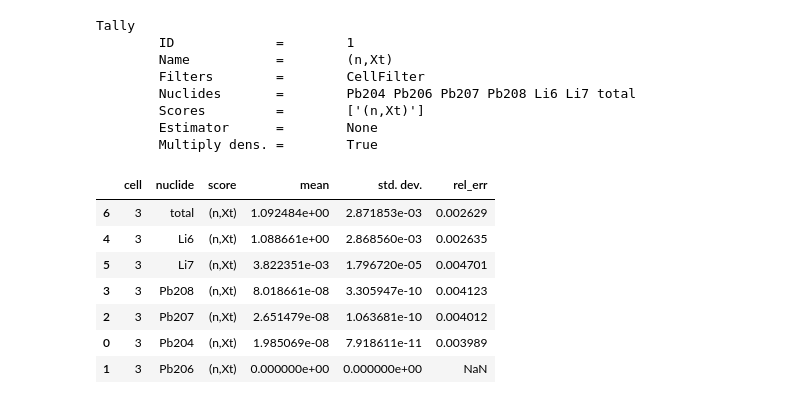
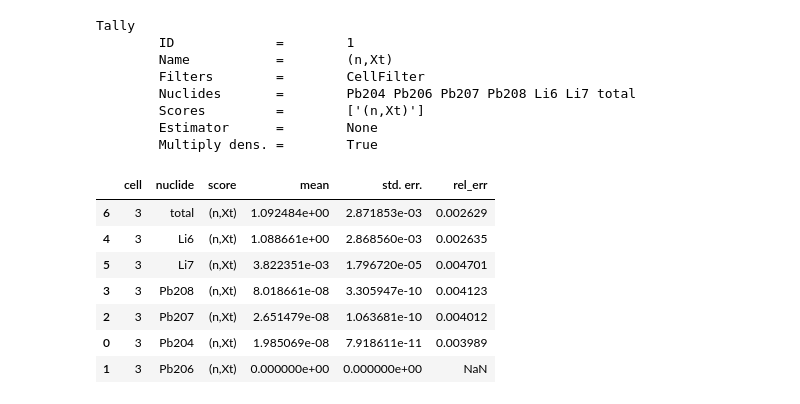
Before and after one commit to marypwchin/openmc-workbench, a Jupyter notebook: 4_run/4_1_ways_to_run_and_post_process.ipynb, the cells around one changed output. Saved outputs shown, nothing was run; the diff lists cells and outputs as text; code cells hidden in the pictures.

```diff
--- a/4_run/4_1_ways_to_run_and_post_process.ipynb
+++ b/4_run/4_1_ways_to_run_and_post_process.ipynb
@@ -186,10 +186,11 @@ Tally
         Multiply dens. =        True
 # %%
 df_n_Xt = tallies['(n,Xt)'].get_pandas_dataframe()
-df_n_Xt['rel_err'] = df_n_Xt['std. dev.'] / df_n_Xt['mean'].abs()
+df_n_Xt = df_n_Xt.rename(columns={'std. dev.': 'std. err.'})
+df_n_Xt['rel_err'] = df_n_Xt['std. err.'] / df_n_Xt['mean'].abs()
 df_n_Xt.sort_values('mean', ascending=False)
 # %% [output]
-|  | cell | nuclide | score | mean | std. dev. | rel_err |
+|  | cell | nuclide | score | mean | std. err. | rel_err |
 | 6 | 3 | total | (n,Xt) | 1.092484e+00 | 2.871853e-03 | 0.002629 |
 | 4 | 3 | Li6 | (n,Xt) | 1.088661e+00 | 2.868560e-03 | 0.002635 |
 | 5 | 3 | Li7 | (n,Xt) | 3.822351e-03 | 1.796720e-05 | 0.004701 |
```
Also changed, not shown: 1 other file.
